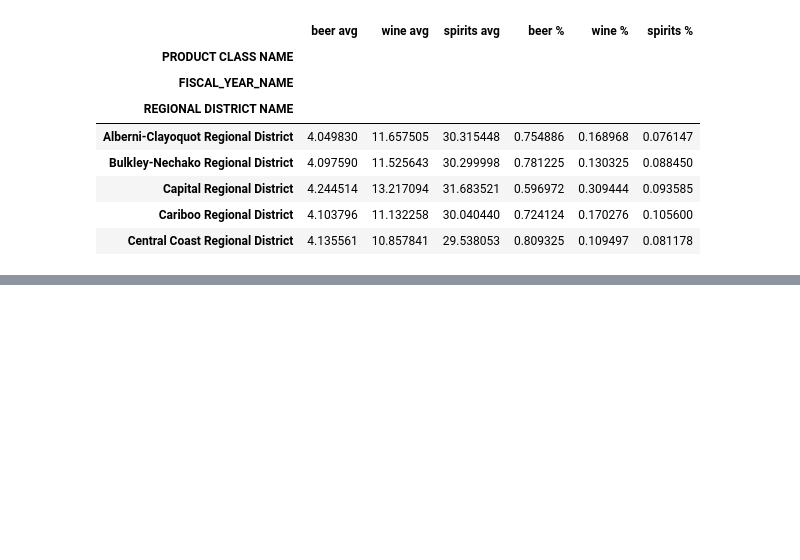
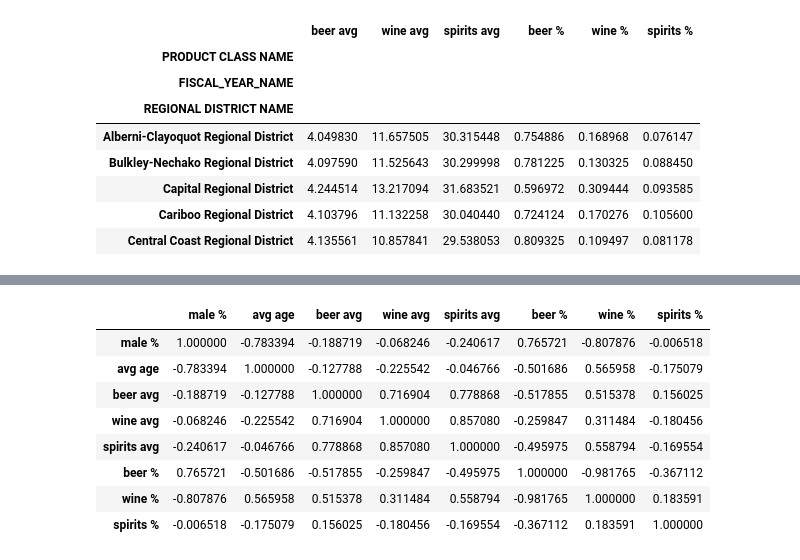
Before and after one commit to b00z3/B00z3, a Jupyter notebook: BCLiquor.ipynb, the cells around one changed output, grey strips where cells are left out. Cells and saved outputs as stored; diff of their text form; code cells hidden in the pictures; blank space fills up the shorter version.

```diff
--- a/BCLiquor.ipynb
+++ b/BCLiquor.ipynb
@@ -269,0 +350,12 @@ filcensus.head()
+# %%
+all_data.corr()
+# %% [output]
+|  | male % | avg age | beer avg | wine avg | spirits avg | beer % | wine % | spirits % |
+| male % | 1.000000 | -0.783394 | -0.188719 | -0.068246 | -0.240617 | 0.765721 | -0.807876 | -0.006518 |
+| avg age | -0.783394 | 1.000000 | -0.127788 | -0.225542 | -0.046766 | -0.501686 | 0.565958 | -0.175079 |
+| beer avg | -0.188719 | -0.127788 | 1.000000 | 0.716904 | 0.778868 | -0.517855 | 0.515378 | 0.156025 |
+| wine avg | -0.068246 | -0.225542 | 0.716904 | 1.000000 | 0.857080 | -0.259847 | 0.311484 | -0.180456 |
+| spirits avg | -0.240617 | -0.046766 | 0.778868 | 0.857080 | 1.000000 | -0.495975 | 0.558794 | -0.169554 |
+| beer % | 0.765721 | -0.501686 | -0.517855 | -0.259847 | -0.495975 | 1.000000 | -0.981765 | -0.367112 |
+| wine % | -0.807876 | 0.565958 | 0.515378 | 0.311484 | 0.558794 | -0.981765 | 1.000000 | 0.183591 |
+| spirits % | -0.006518 | -0.175079 | 0.156025 | -0.180456 | -0.169554 | -0.367112 | 0.183591 | 1.000000 |
```
Also changed, not shown: parts of 35 cells of this notebook, 1 other file.
